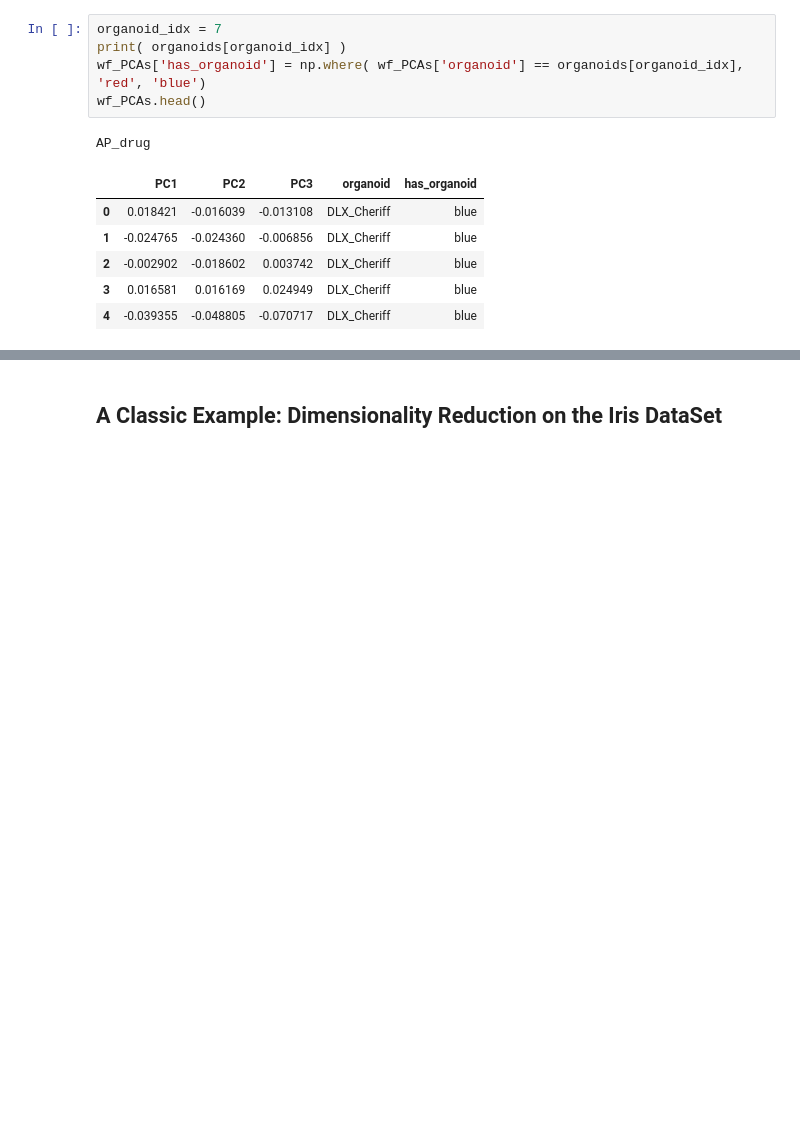
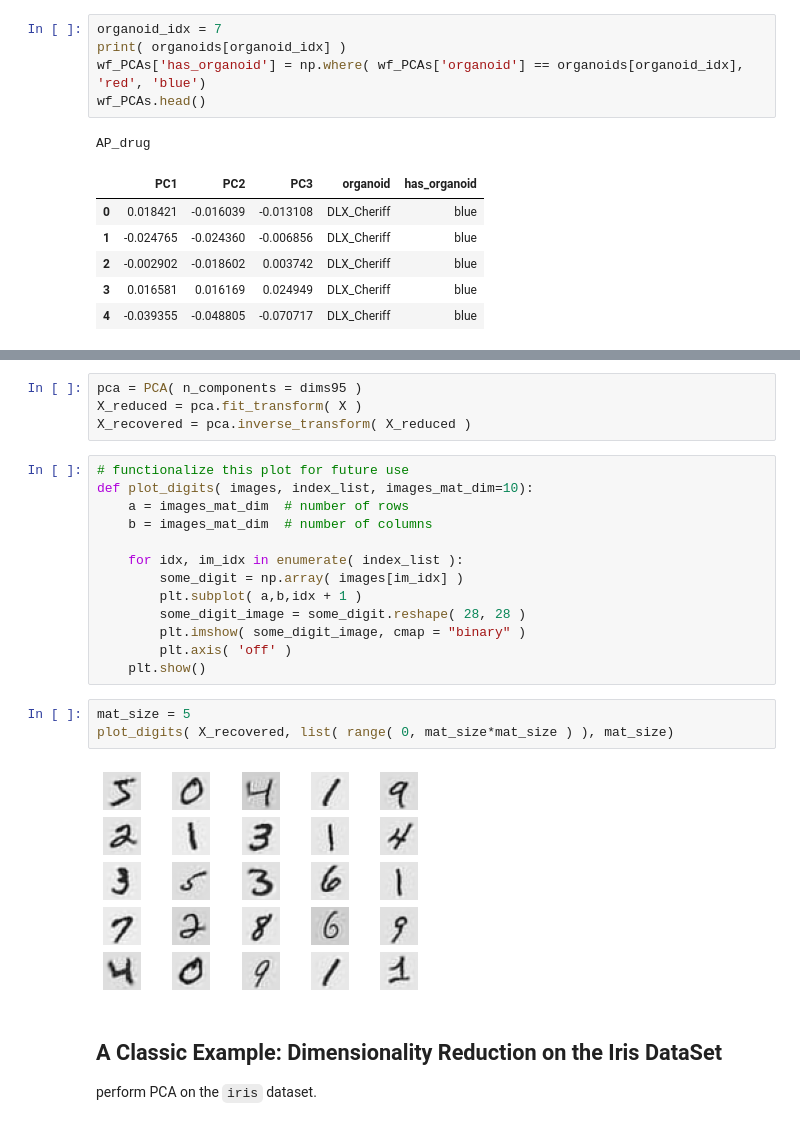
Before and after one commit to SmilodonCub/DS4VS, a Jupyter notebook: Week12/DS4VS_week12_PCA.ipynb, the cells around one changed output, grey strips where cells are left out. Saved outputs shown, nothing was run; the diff lists cells and outputs as text; blank space fills up the shorter version.

```diff
--- a/Week12/DS4VS_week12_PCA.ipynb
+++ b/Week12/DS4VS_week12_PCA.ipynb
@@ -330,2 +382,26 @@ fig.show()
+# %%
+pca = PCA( n_components = dims95 )
+X_reduced = pca.fit_transform( X )
+X_recovered = pca.inverse_transform( X_reduced )
+# %%
+# functionalize this plot for future use
+def plot_digits( images, index_list, images_mat_dim=10):
+    a = images_mat_dim  # number of rows
+    b = images_mat_dim  # number of columns
+
+    for idx, im_idx in enumerate( index_list ):
+        some_digit = np.array( images[im_idx] )
+        plt.subplot( a,b,idx + 1 )
+        some_digit_image = some_digit.reshape( 28, 28 )
+        plt.imshow( some_digit_image, cmap = "binary" )
+        plt.axis( 'off' )
+    plt.show()
+# %%
+mat_size = 5
+plot_digits( X_recovered, list( range( 0, mat_size*mat_size ) ), mat_size)
+# %% [output]
+[figure, added]
 # %% [markdown]
 ## A Classic Example: Dimensionality Reduction on the Iris DataSet
+
+perform PCA on the `iris` dataset.
```
Also changed, not shown: parts of 15 cells of this notebook.
